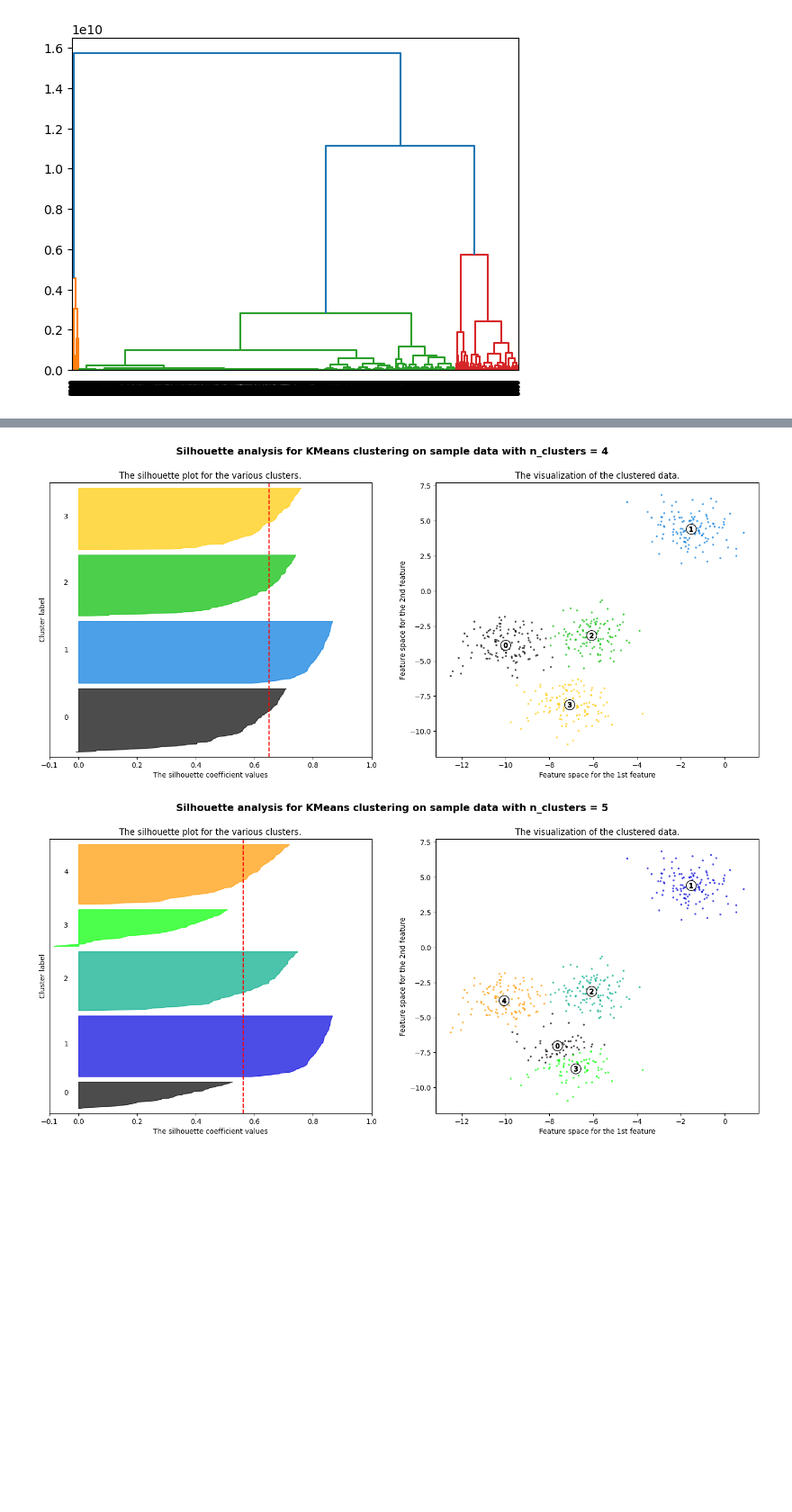
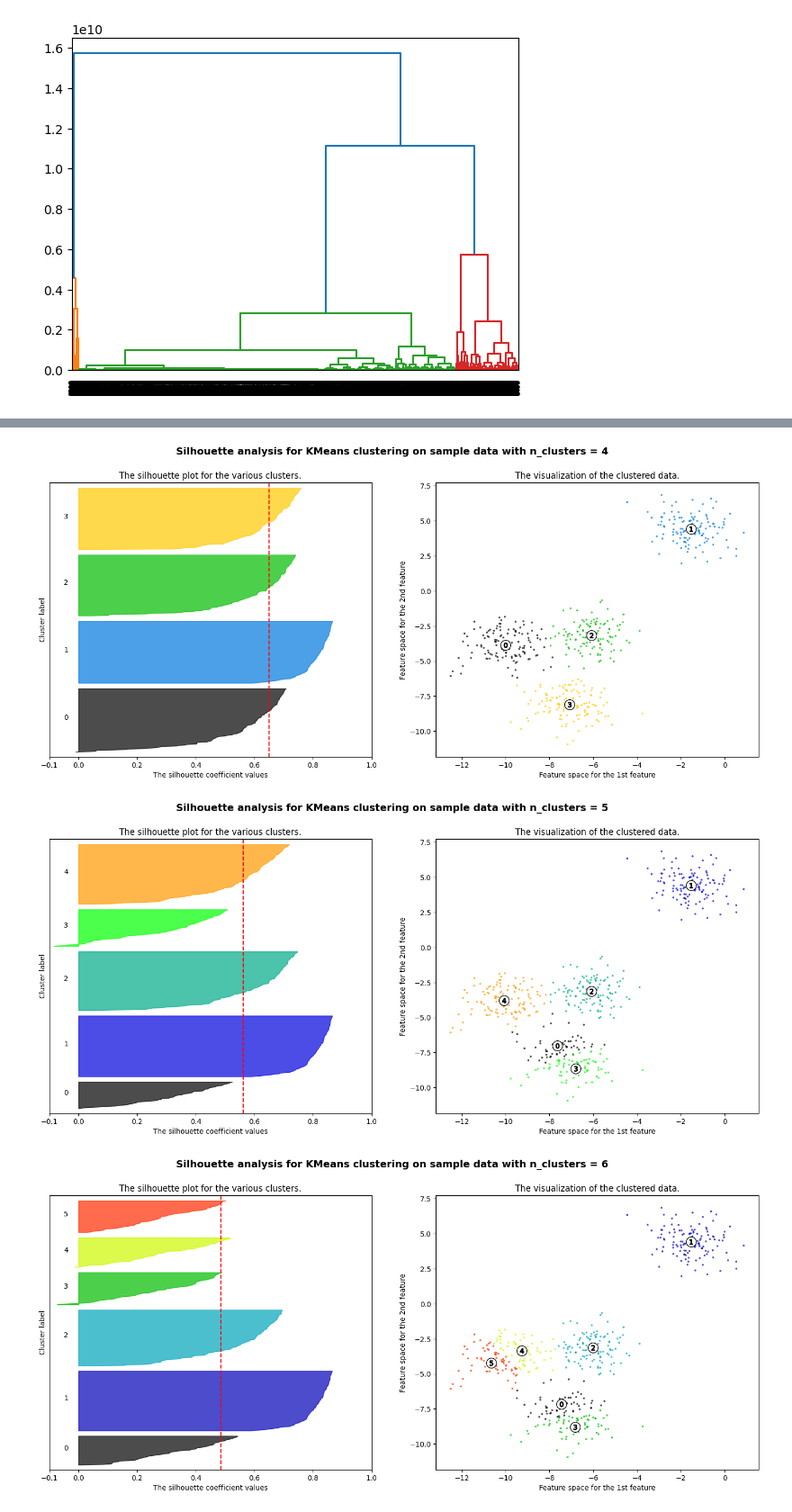
Before and after one commit to adrianrb469/md-lab2, a Jupyter notebook: lab2.ipynb, the cells around one changed output, grey strips where cells are left out. Shown: that part at 90% size. Cells and saved outputs as stored; diff of their text form; code cells hidden in the pictures; blank space fills up the shorter version.

```diff
--- a/lab2.ipynb
+++ b/lab2.ipynb
@@ -158,7 +158,7 @@ X, y = make_blobs(
     random_state=1,
 )
 
-range_n_clusters = [2, 3, 4, 5]
+range_n_clusters = [2, 3, 4, 5, 6]
 
 for n_clusters in range_n_clusters:
     # Create a subplot with 1 row and 2 columns
@@ -271,4 +272,5 @@ For n_clusters = 5 The average silhouette_score is : 0.561464362648773
 [figure]
 [figure]
 [figure]
 [figure]
+[figure, added]
```
Also changed, not shown: parts of 1 cell of this notebook.
